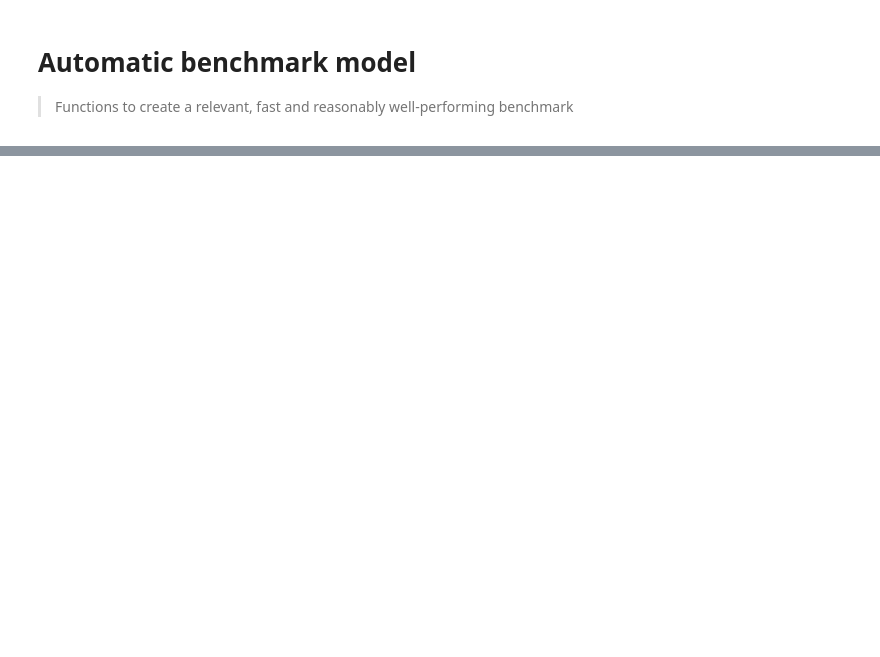
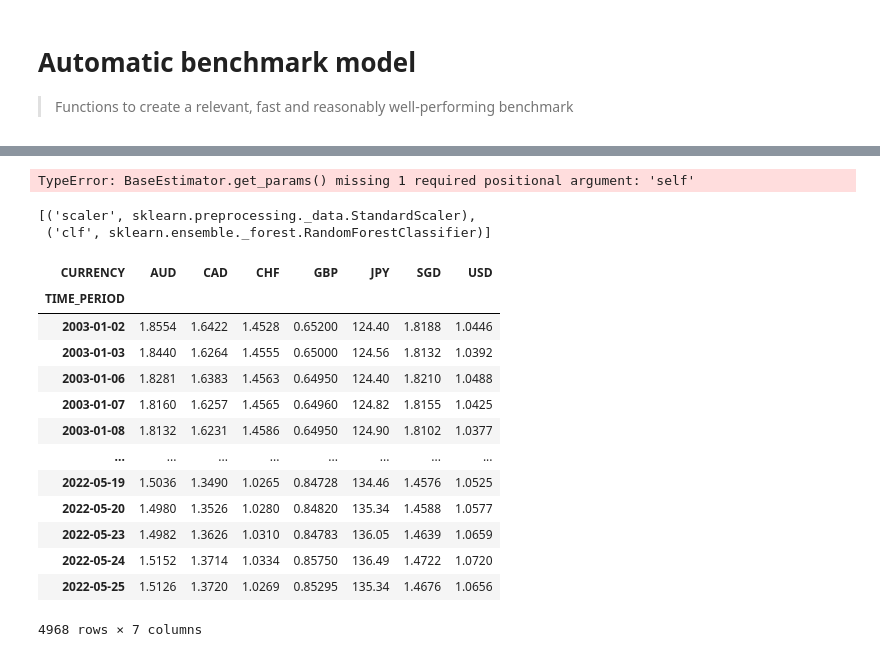
Before and after one commit to dkgaraujo/gingado, a Jupyter notebook: 00_benchmark.ipynb, the cells around one changed output, grey strips where cells are left out. Cells and saved outputs as stored; diff of their text form; code cells hidden in the pictures; blank space fills up the shorter version.

```diff
--- a/00_benchmark.ipynb
+++ b/00_benchmark.ipynb
@@ -31,0 +194,4 @@ class ggdBenchmark(BaseEstimator):
+# %%
+bm.get_params()
+# %% [output]
+TypeError: BaseEstimator.get_params() missing 1 required positional argument: 'self'
@@ -31,0 +204,5 @@ class ggdBenchmark(BaseEstimator):
+# %%
+p.steps
+# %% [output]
+[('scaler', sklearn.preprocessing._data.StandardScaler),
+ ('clf', sklearn.ensemble._forest.RandomForestClassifier)]
@@ -31,0 +217,17 @@ class ggdBenchmark(BaseEstimator):
+# %%
+t
+# %% [output]
+| CURRENCY | AUD | CAD | CHF | GBP | JPY | SGD | USD |
+| TIME_PERIOD |  |  |  |  |  |  |  |
+| 2003-01-02 | 1.8554 | 1.6422 | 1.4528 | 0.65200 | 124.40 | 1.8188 | 1.0446 |
+| 2003-01-03 | 1.8440 | 1.6264 | 1.4555 | 0.65000 | 124.56 | 1.8132 | 1.0392 |
+| 2003-01-06 | 1.8281 | 1.6383 | 1.4563 | 0.64950 | 124.40 | 1.8210 | 1.0488 |
+| 2003-01-07 | 1.8160 | 1.6257 | 1.4565 | 0.64960 | 124.82 | 1.8155 | 1.0425 |
+| 2003-01-08 | 1.8132 | 1.6231 | 1.4586 | 0.64950 | 124.90 | 1.8102 | 1.0377 |
+| ... | ... | ... | ... | ... | ... | ... | ... |
+| 2022-05-19 | 1.5036 | 1.3490 | 1.0265 | 0.84728 | 134.46 | 1.4576 | 1.0525 |
+| 2022-05-20 | 1.4980 | 1.3526 | 1.0280 | 0.84820 | 135.34 | 1.4588 | 1.0577 |
+| 2022-05-23 | 1.4982 | 1.3626 | 1.0310 | 0.84783 | 136.05 | 1.4639 | 1.0659 |
+| 2022-05-24 | 1.5152 | 1.3714 | 1.0334 | 0.85750 | 136.49 | 1.4722 | 1.0720 |
+| 2022-05-25 | 1.5126 | 1.3720 | 1.0269 | 0.85295 | 135.34 | 1.4676 | 1.0656 |
+4968 rows × 7 columns
```
Also changed, not shown: parts of 17 cells of this notebook, 11 other files.
